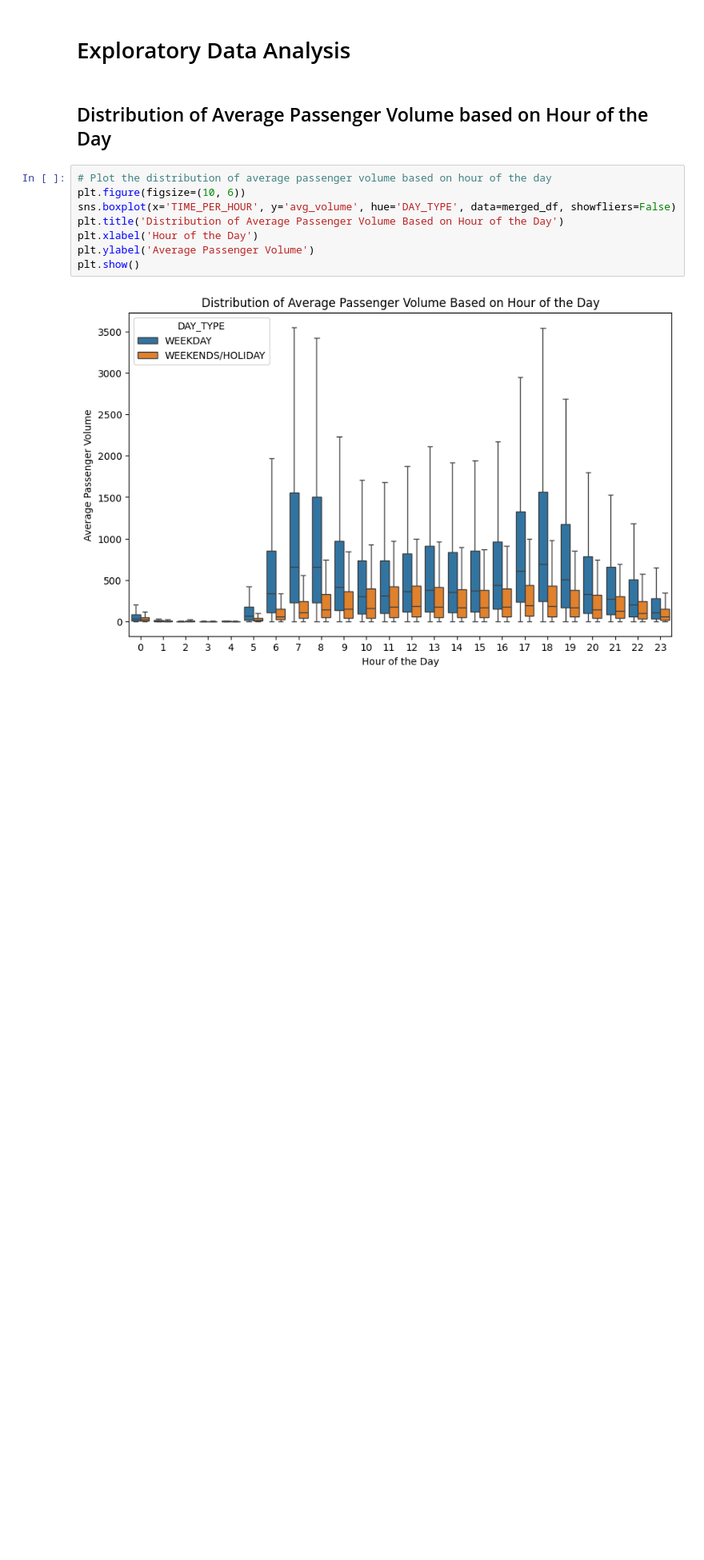
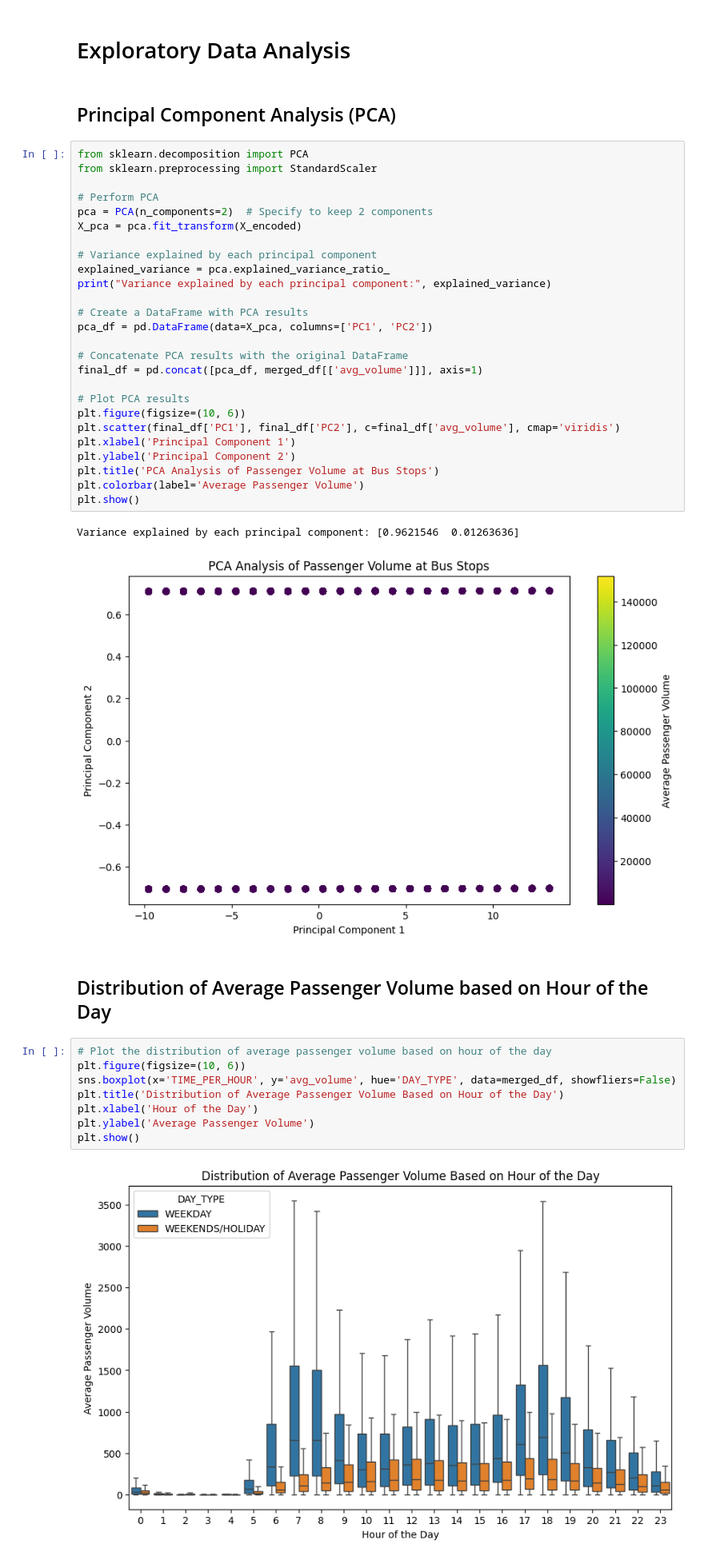
Before and after one commit to carinacwq/Crowd-Prediction-of-Bus-Stops-in-Singapore, a Jupyter notebook: CS3244_group_project.ipynb, the cells around one changed output. Shown at 80% size. Drawn from its saved outputs; the diff is of its cells as text; blank space fills up the shorter version.

```diff
--- a/CS3244_group_project.ipynb
+++ b/CS3244_group_project.ipynb
@@ -223,6 +223,37 @@ dtypes: float64(1)
 memory usage: 7.3 MB
 # %% [markdown]
 # Exploratory Data Analysis
+# %% [markdown]
+## Principal Component Analysis (PCA)
+# %%
+from sklearn.decomposition import PCA
+from sklearn.preprocessing import StandardScaler
+
+# Perform PCA
+pca = PCA(n_components=2)  # Specify to keep 2 components
+X_pca = pca.fit_transform(X_encoded)
+
+# Variance explained by each principal component
+explained_variance = pca.explained_variance_ratio_
+print("Variance explained by each principal component:", explained_variance)
+
+# Create a DataFrame with PCA results
+pca_df = pd.DataFrame(data=X_pca, columns=['PC1', 'PC2'])
+
+# Concatenate PCA results with the original DataFrame
+final_df = pd.concat([pca_df, merged_df[['avg_volume']]], axis=1)
+
+# Plot PCA results
+plt.figure(figsize=(10, 6))
+plt.scatter(final_df['PC1'], final_df['PC2'], c=final_df['avg_volume'], cmap='viridis')
+plt.xlabel('Principal Component 1')
+plt.ylabel('Principal Component 2')
+plt.title('PCA Analysis of Passenger Volume at Bus Stops')
+plt.colorbar(label='Average Passenger Volume')
+plt.show()
+# %% [output]
+Variance explained by each principal component: [0.9621546  0.01263636]
+[figure, added]
 # %% [markdown]
 ## Distribution of Average Passenger Volume based on Hour of the Day
 # %%
```
Also changed, not shown: parts of 2 cells of this notebook.
